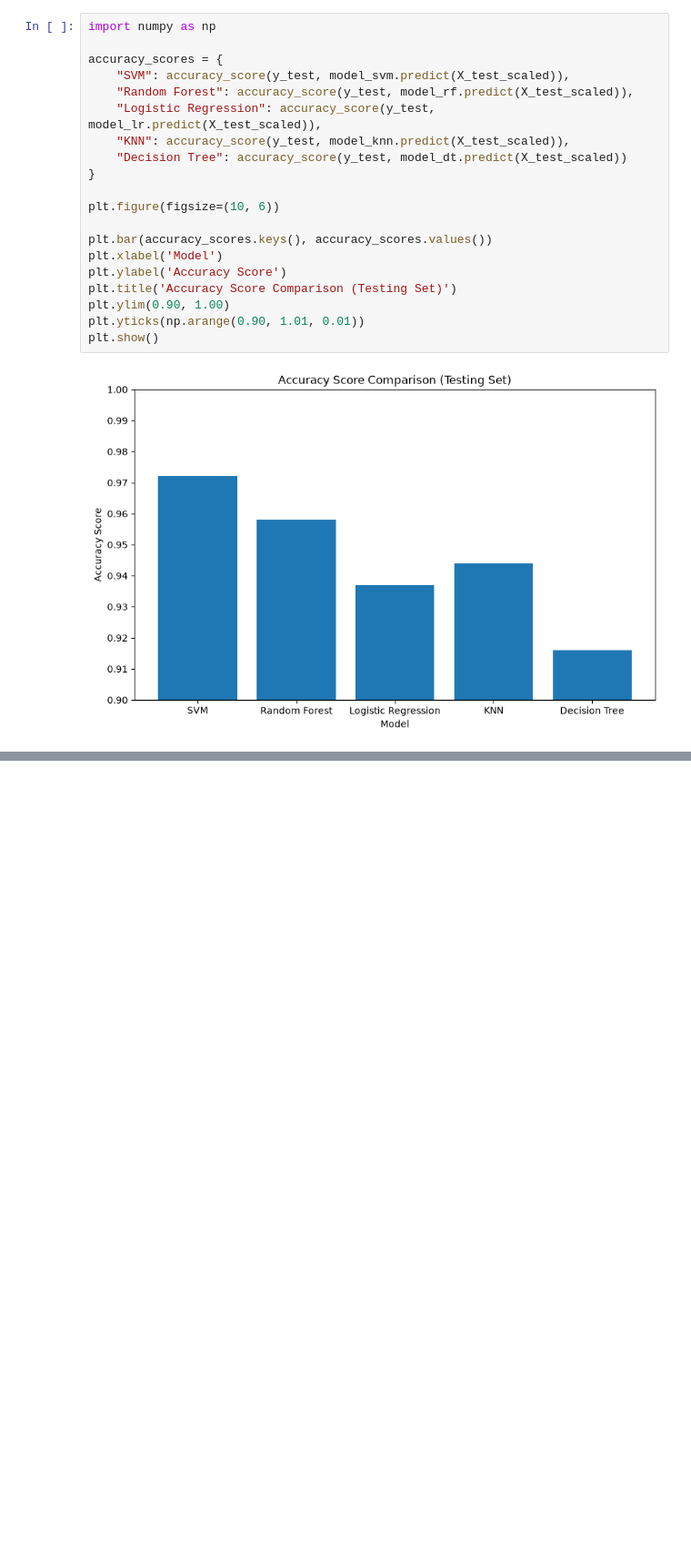
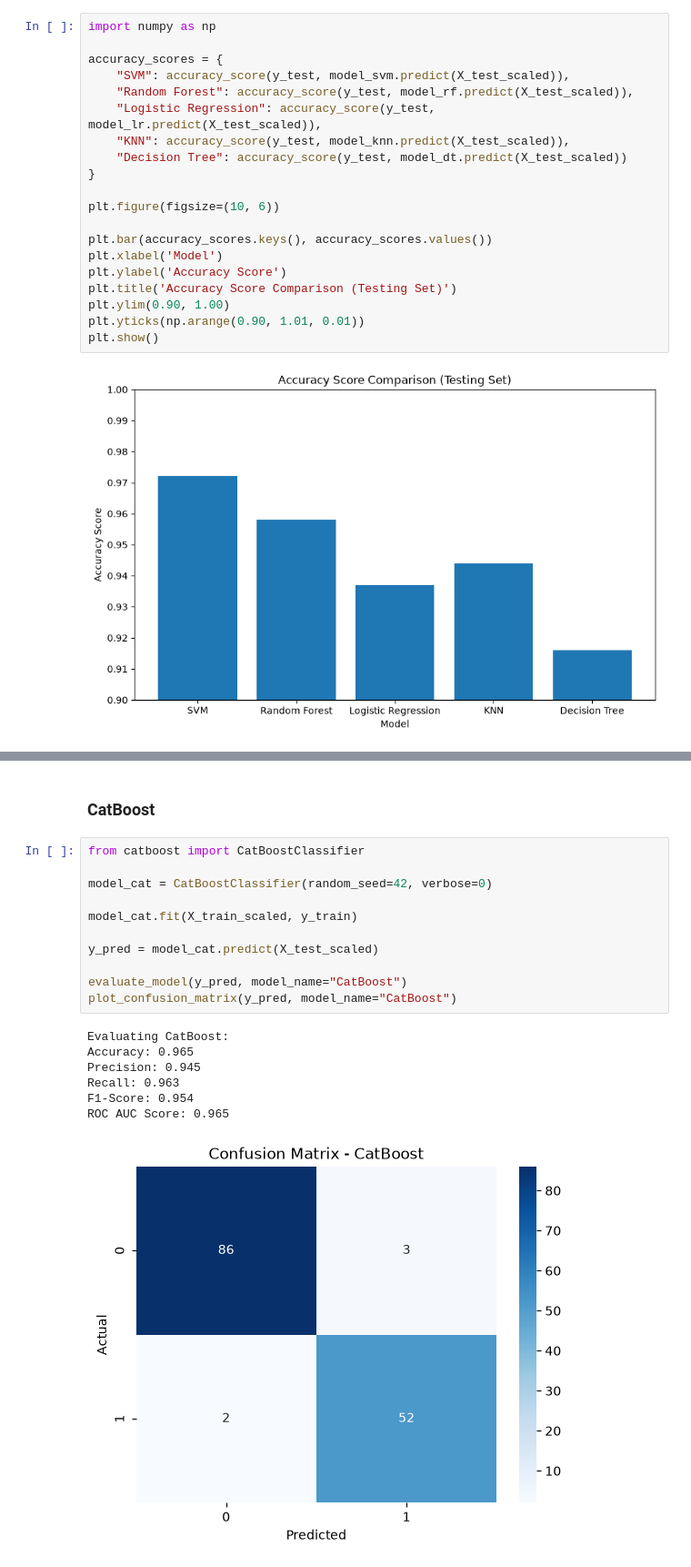
Before and after one commit to Carlos3du/cancer-detection, a Jupyter notebook: notebooks/article.ipynb, the cells around one changed output, grey strips where cells are left out. Shown at 91% size. Saved outputs shown, nothing was run; the diff lists cells and outputs as text; blank space fills up the shorter version.

```diff
--- a/notebooks/article.ipynb
+++ b/notebooks/article.ipynb
@@ -271,0 +312,21 @@ plt.show()
+# %% [markdown]
+### CatBoost
+# %%
+from catboost import CatBoostClassifier
+
+model_cat = CatBoostClassifier(random_seed=42, verbose=0)
+
+model_cat.fit(X_train_scaled, y_train)
+
+y_pred = model_cat.predict(X_test_scaled)
+
+evaluate_model(y_pred, model_name="CatBoost")
+plot_confusion_matrix(y_pred, model_name="CatBoost")
+# %% [output]
+Evaluating CatBoost:
+Accuracy: 0.965
+Precision: 0.945
+Recall: 0.963
+F1-Score: 0.954
+ROC AUC Score: 0.965
+[figure, added]
```
Also changed, not shown: parts of 7 cells of this notebook, 8 other files.
